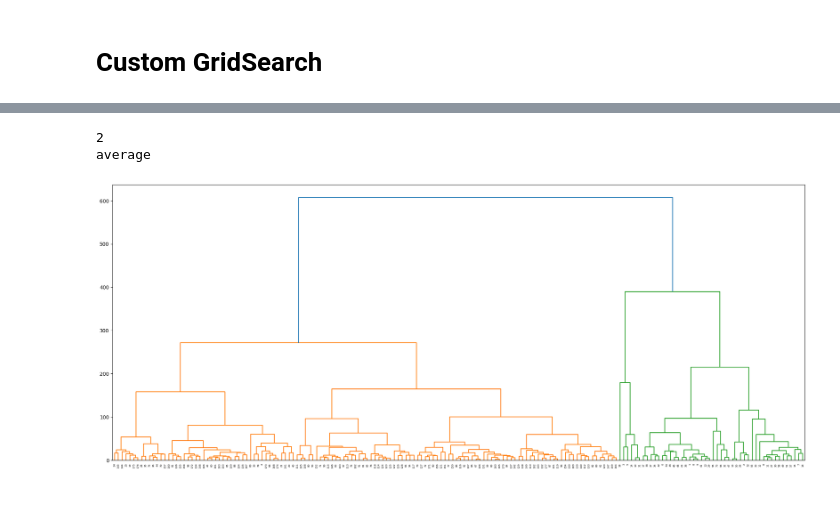
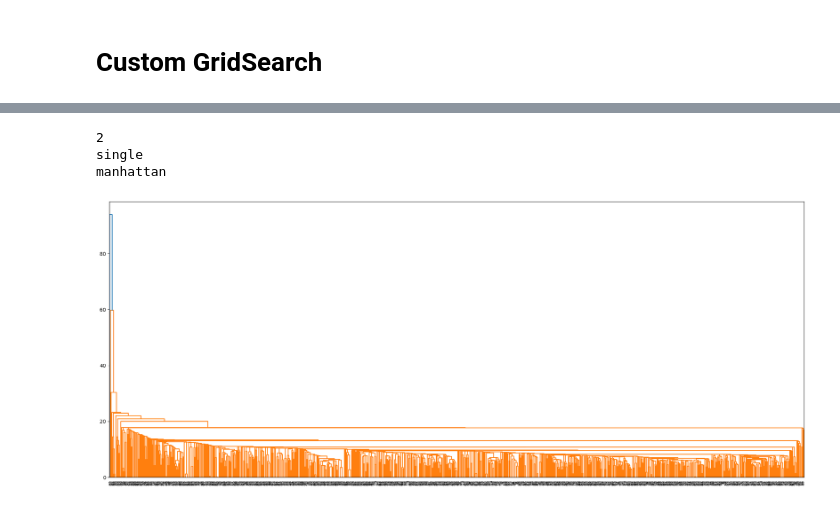
Before and after one commit to Ko4eBHuK/hybrid-intelligent-systems, a Jupyter notebook: HIS2.ipynb, the cells around one changed output, grey strips where cells are left out. Cells and saved outputs as stored; diff of their text form; code cells hidden in the pictures.

Commit message:
Use another wine dataset; complete custom grid search; code prettifying

```diff
--- a/HIS2.ipynb
+++ b/HIS2.ipynb
@@ -64,0 +20,11 @@ data
+# %%
+import pandas as pd
+from google.colab import drive
+
+drive.mount('/content/gdrive')
+
+wine_data_url_white = 'gdrive/My Drive/Colab Notebooks/hybrid-intelligent-systems/winequality-white.csv'
+wine_data_url_red = 'gdrive/My Drive/Colab Notebooks/hybrid-intelligent-systems/winequality-red.csv'
+
+wine_df_white = pd.read_csv(wine_data_url_white, sep=';')
+wine_df_red = pd.read_csv(wine_data_url_red, sep=';')
@@ -116,12 +118,14 @@ def Custom_GridSearch(estimator, param_grid, scoring, data):
 # %%
 from sklearn.metrics import silhouette_score
+
+data = wine_df_white.head(1000)
 
 max_clusters = len(data) / 2
 
 params = {
     'n_clusters': range(2, 5),
-    'linkage': ['ward', 'average', 'complete', 'single'],
-    'foo': ['bar', 'baz']
+    'linkage': ['average', 'complete', 'single'],
+    'metric': ['euclidean', 'l1', 'l2', 'manhattan', 'cosine']
 }
 
 clustering_gs_result = Custom_GridSearch(
@@ -165,9 +151,11 @@ best_estimator = optimization_results_sort[-1][1]
 
 print(best_estimator.n_clusters_)
 print(best_estimator.linkage)
+print(best_estimator.metric)
 # %% [output]
 2
-average
+single
+manhattan
 # %%
 from scipy.cluster.hierarchy import dendrogram, linkage, cut_tree
 from matplotlib import pyplot as plt
@@ -178 +162,3 @@ dendorogramma = linkage(data, method='average')
+# %%
+_dendrogram = linkage(data, method='single', metric='cityblock')
 # %%
@@ -182,7 +166,6 @@ cutree
 # %%
-
 fig = plt.figure(figsize=(25, 10))
-dn = dendrogram(dendorogramma)
+dn = dendrogram(_dendrogram)
 plt.show()
 # %% [output]
-[figure, old version]
+[figure, new version]
```
Also changed, not shown: parts of 18 cells of this notebook.
